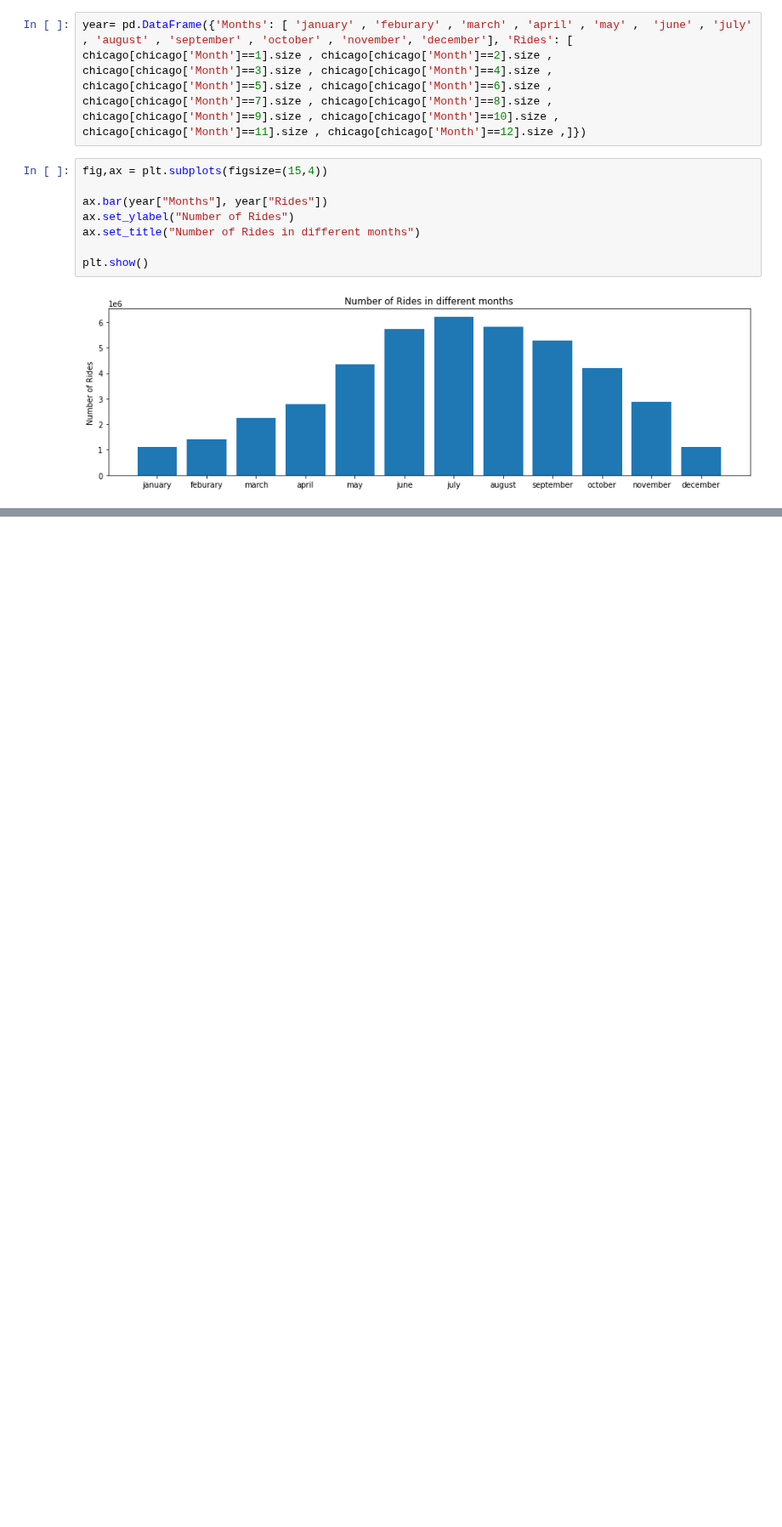
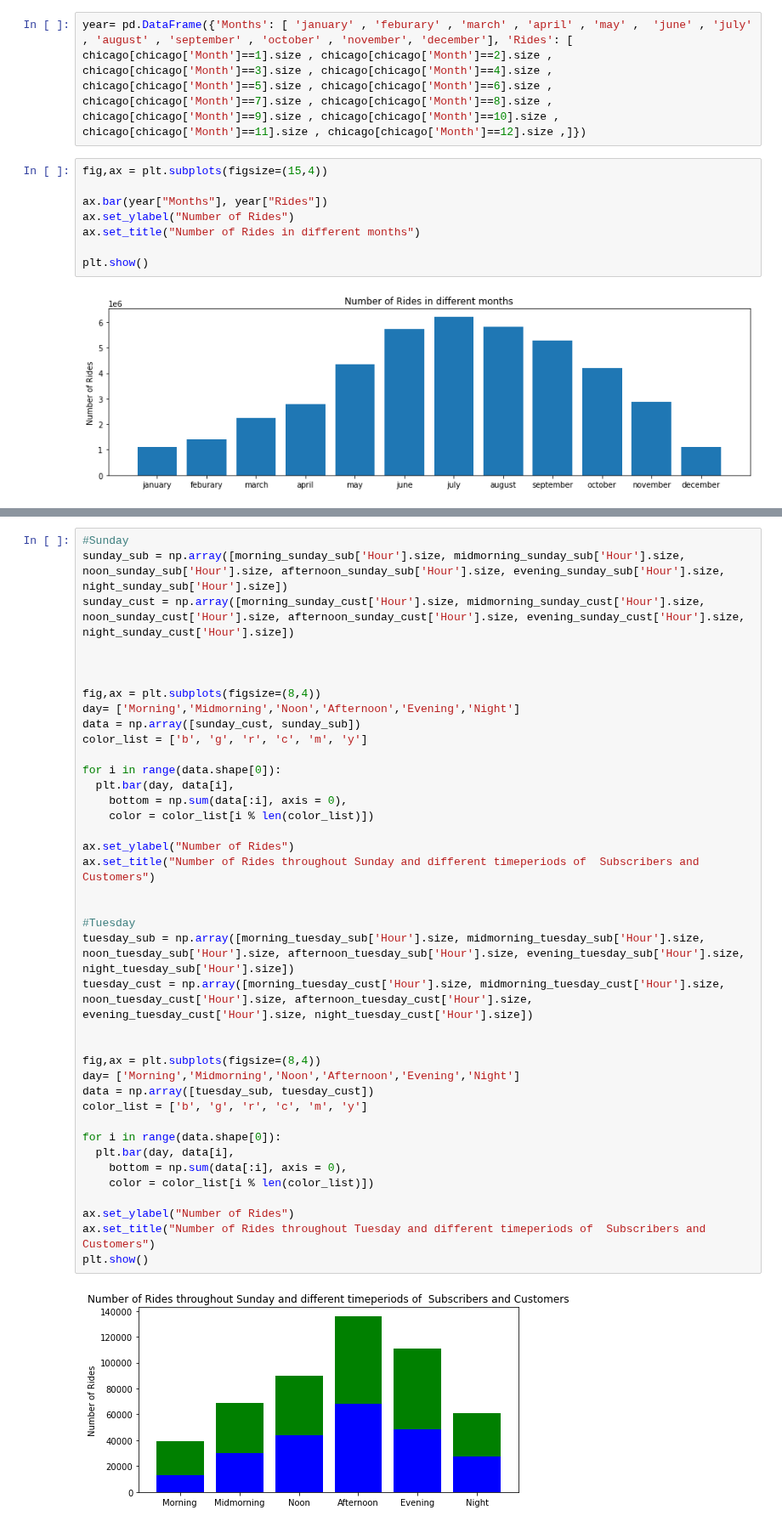
Before and after one commit to agruenb/PrescriptiveStruggle_BikeSharing, a Jupyter notebook: LeaWorkspace/lworkspace.ipynb, the cells around one changed output, grey strips where cells are left out. Shown at 85% size. Saved outputs shown, nothing was run; the diff lists cells and outputs as text; blank space fills up the shorter version.

```diff
--- a/LeaWorkspace/lworkspace.ipynb
+++ b/LeaWorkspace/lworkspace.ipynb
@@ -122,0 +392,41 @@ plt.show()
+# %%
+#Sunday
+sunday_sub = np.array([morning_sunday_sub['Hour'].size, midmorning_sunday_sub['Hour'].size, noon_sunday_sub['Hour'].size, afternoon_sunday_sub['Hour'].size, evening_sunday_sub['Hour'].size, night_sunday_sub['Hour'].size])
+sunday_cust = np.array([morning_sunday_cust['Hour'].size, midmorning_sunday_cust['Hour'].size, noon_sunday_cust['Hour'].size, afternoon_sunday_cust['Hour'].size, evening_sunday_cust['Hour'].size, night_sunday_cust['Hour'].size])
+
+
+
+fig,ax = plt.subplots(figsize=(8,4))
+day= ['Morning','Midmorning','Noon','Afternoon','Evening','Night']
+data = np.array([sunday_cust, sunday_sub])
+color_list = ['b', 'g', 'r', 'c', 'm', 'y']
+
+for i in range(data.shape[0]):
+  plt.bar(day, data[i],
+    bottom = np.sum(data[:i], axis = 0),
+    color = color_list[i % len(color_list)])
+
+ax.set_ylabel("Number of Rides")
+ax.set_title("Number of Rides throughout Sunday and different timeperiods of  Subscribers and Customers")
+
+
+#Tuesday
+tuesday_sub = np.array([morning_tuesday_sub['Hour'].size, midmorning_tuesday_sub['Hour'].size, noon_tuesday_sub['Hour'].size, afternoon_tuesday_sub['Hour'].size, evening_tuesday_sub['Hour'].size, night_tuesday_sub['Hour'].size])
+tuesday_cust = np.array([morning_tuesday_cust['Hour'].size, midmorning_tuesday_cust['Hour'].size, noon_tuesday_cust['Hour'].size, afternoon_tuesday_cust['Hour'].size, evening_tuesday_cust['Hour'].size, night_tuesday_cust['Hour'].size])
+
+
+fig,ax = plt.subplots(figsize=(8,4))
+day= ['Morning','Midmorning','Noon','Afternoon','Evening','Night']
+data = np.array([tuesday_sub, tuesday_cust])
+color_list = ['b', 'g', 'r', 'c', 'm', 'y']
+
+for i in range(data.shape[0]):
+  plt.bar(day, data[i],
+    bottom = np.sum(data[:i], axis = 0),
+    color = color_list[i % len(color_list)])
+
+ax.set_ylabel("Number of Rides")
+ax.set_title("Number of Rides throughout Tuesday and different timeperiods of  Subscribers and Customers")
+plt.show()
+# %% [output]
+[figure, added]
```
Also changed, not shown: parts of 11 cells of this notebook.
